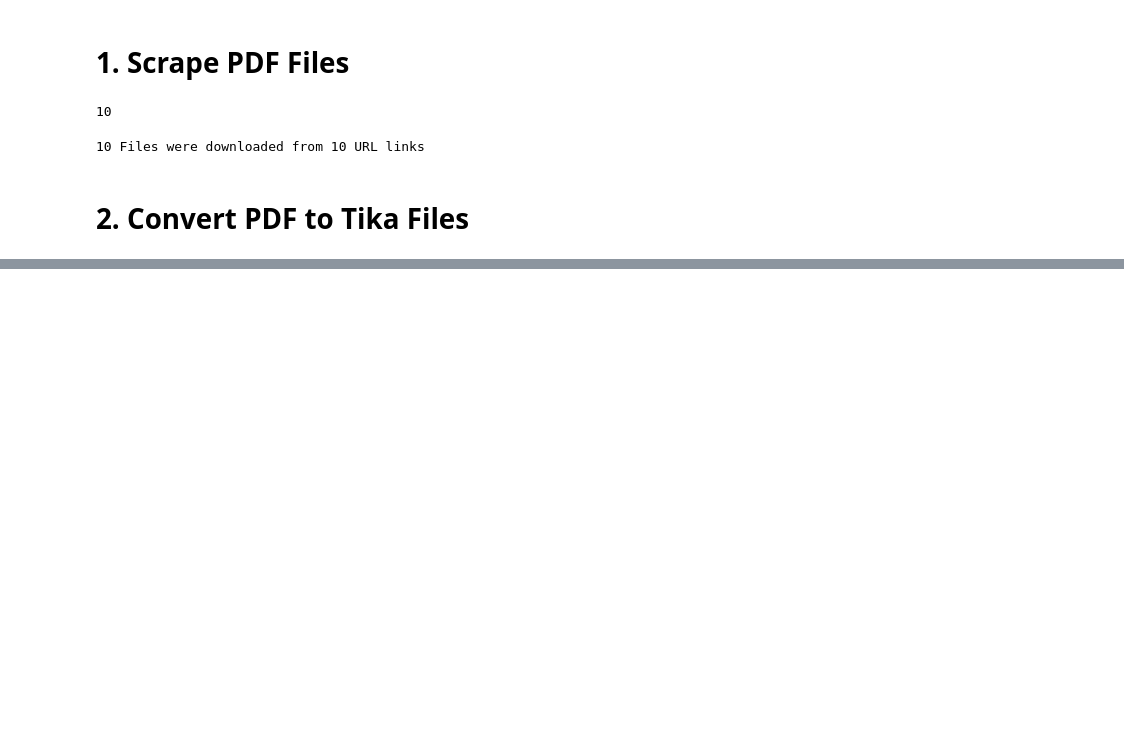
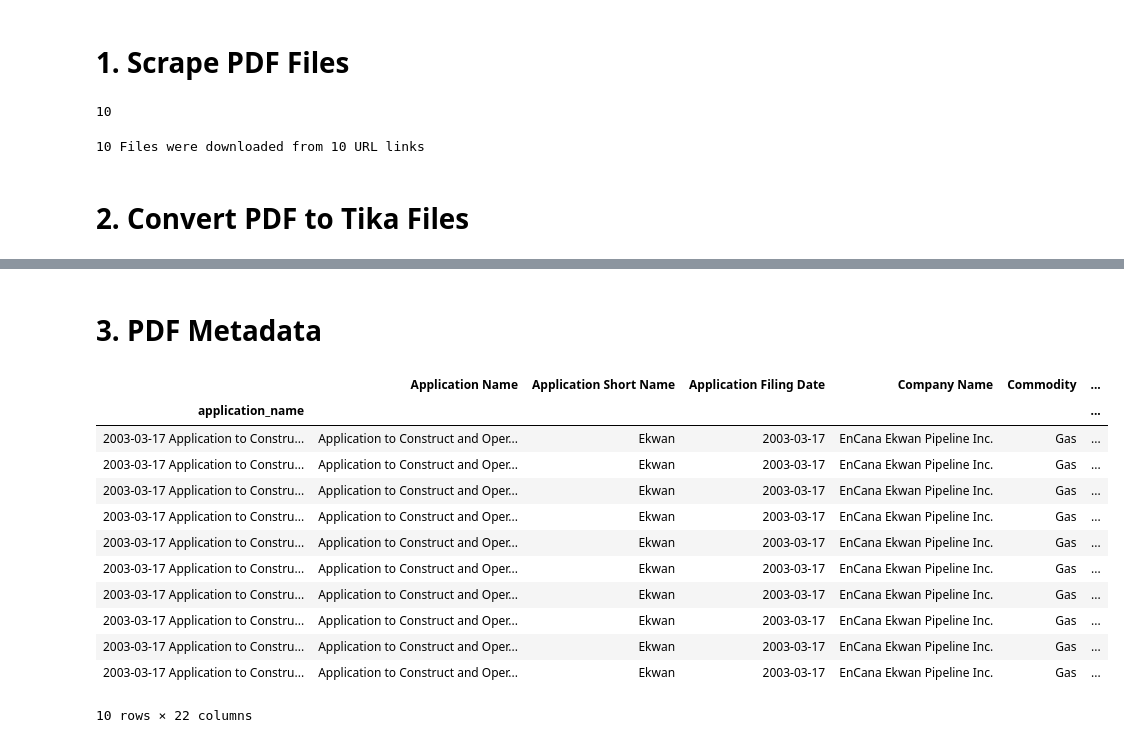
Before and after one commit to CER-REC/esa-data-bank_banque-donnees-ees, a Jupyter notebook: Codes/MasterCode.ipynb, the cells around one changed output, grey strips where cells are left out. Saved outputs shown, nothing was run; the diff lists cells and outputs as text; code cells hidden in the pictures; blank space fills up the shorter version.

Commit message:
Metadata PDF added

```diff
--- a/Codes/MasterCode.ipynb
+++ b/Codes/MasterCode.ipynb
@@ -148,0 +127,21 @@ Index1.head()
+# %% [markdown]
+# 3. PDF Metadata
+# %%
+Index1 = pdf_metadata.pdf_categorize(Index0_path, Index0)
+Index1 = pdf_metadata.pdf_size(os.path.realpath('..'), Index1)
+Index1 = pdf_metadata.pdf_pagenumbers(os.path.realpath('..'), Index1)
+Index1
+# %% [output]
+|  | Application Name | Application Short Name | Application Filing Date | Company Name | Commodity | ... |
+| application_name |  |  |  |  |  | ... |
+| 2003-03-17 Application to Constru... | Application to Construct and Oper... | Ekwan | 2003-03-17 | EnCana Ekwan Pipeline Inc. | Gas | ... |
+| 2003-03-17 Application to Constru... | Application to Construct and Oper... | Ekwan | 2003-03-17 | EnCana Ekwan Pipeline Inc. | Gas | ... |
+| 2003-03-17 Application to Constru... | Application to Construct and Oper... | Ekwan | 2003-03-17 | EnCana Ekwan Pipeline Inc. | Gas | ... |
+| 2003-03-17 Application to Constru... | Application to Construct and Oper... | Ekwan | 2003-03-17 | EnCana Ekwan Pipeline Inc. | Gas | ... |
+| 2003-03-17 Application to Constru... | Application to Construct and Oper... | Ekwan | 2003-03-17 | EnCana Ekwan Pipeline Inc. | Gas | ... |
+| 2003-03-17 Application to Constru... | Application to Construct and Oper... | Ekwan | 2003-03-17 | EnCana Ekwan Pipeline Inc. | Gas | ... |
+| 2003-03-17 Application to Constru... | Application to Construct and Oper... | Ekwan | 2003-03-17 | EnCana Ekwan Pipeline Inc. | Gas | ... |
+| 2003-03-17 Application to Constru... | Application to Construct and Oper... | Ekwan | 2003-03-17 | EnCana Ekwan Pipeline Inc. | Gas | ... |
+| 2003-03-17 Application to Constru... | Application to Construct and Oper... | Ekwan | 2003-03-17 | EnCana Ekwan Pipeline Inc. | Gas | ... |
+| 2003-03-17 Application to Constru... | Application to Construct and Oper... | Ekwan | 2003-03-17 | EnCana Ekwan Pipeline Inc. | Gas | ... |
+10 rows × 22 columns
```
Also changed, not shown: parts of 6 cells of this notebook, 1 other file.
